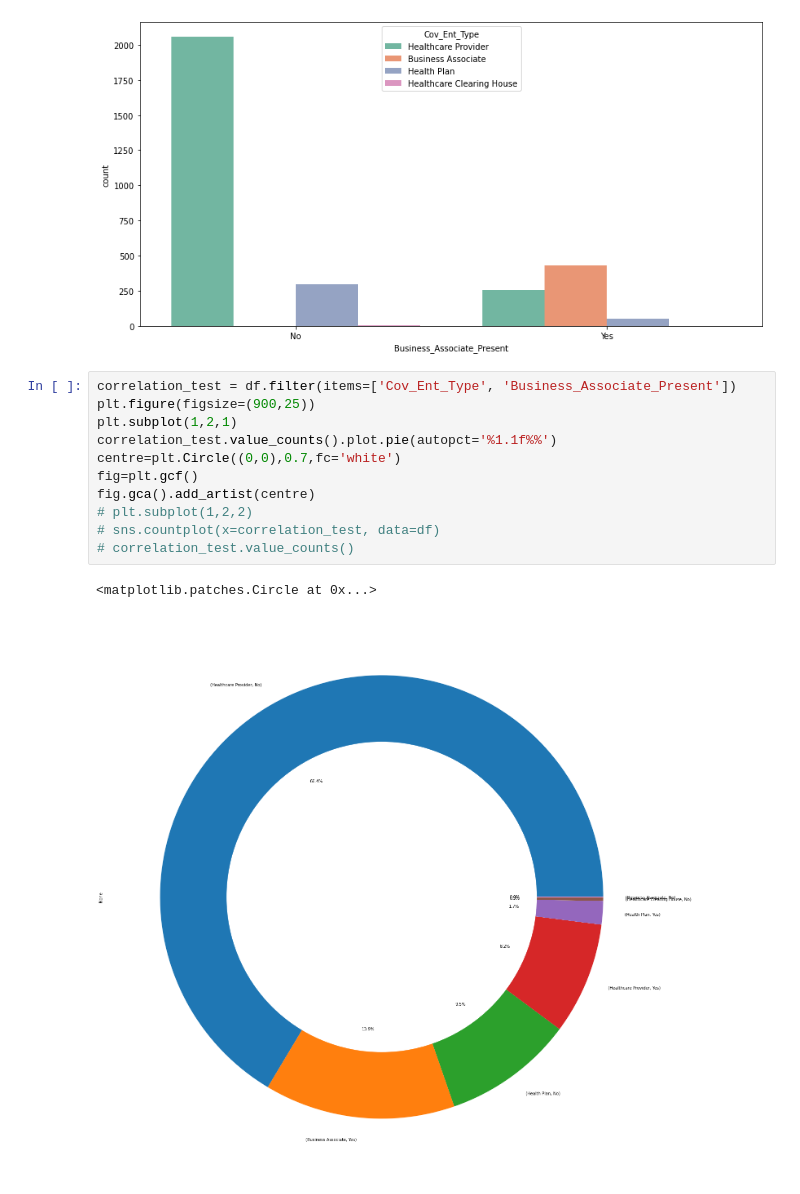
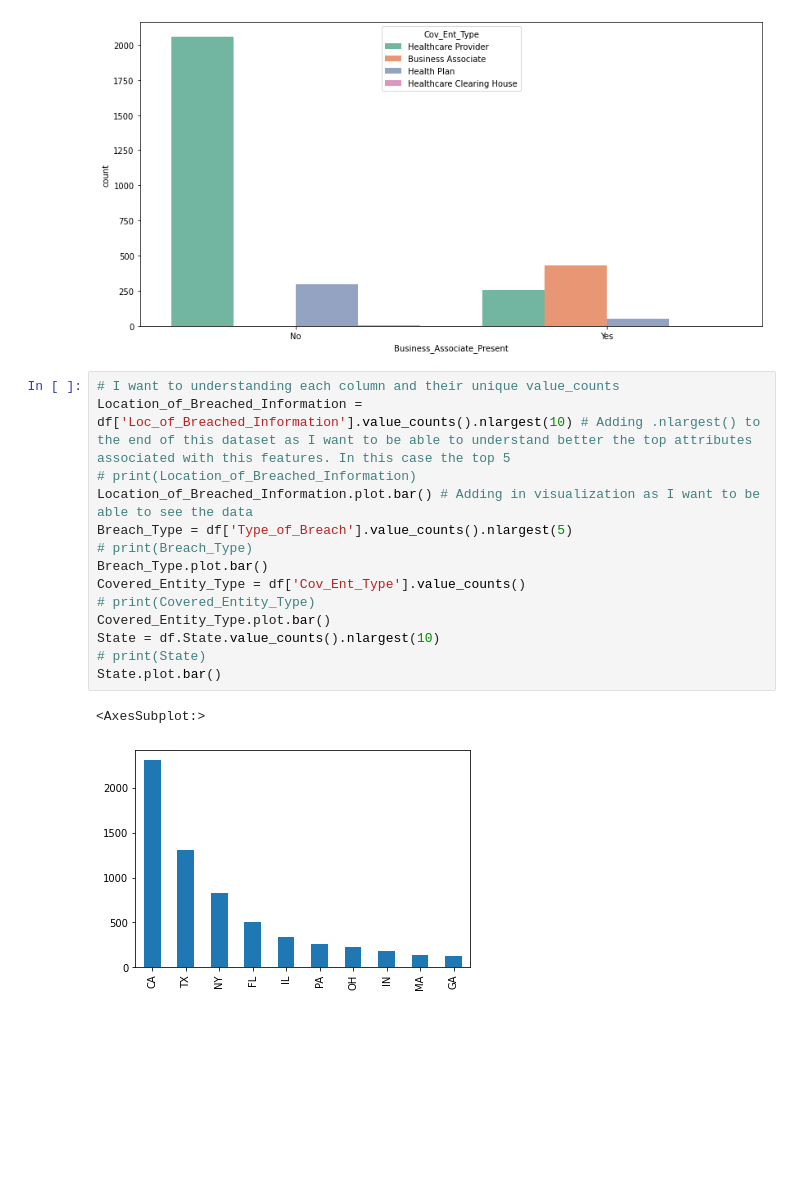
Before and after one commit to kessmith/Breach-Research, a Jupyter notebook: Data Analysis and Prep/Analysis.ipynb, the cells around one changed output. Cells and saved outputs as stored; diff of their text form; blank space fills up the shorter version.

Commit message:
Continued analysis on dataset - examining features and their specific attributes associated

```diff
--- a/Data Analysis and Prep/Analysis.ipynb
+++ b/Data Analysis and Prep/Analysis.ipynb
@@ -68,17 +81,20 @@ sns.countplot(df['Business_Associate_Present'], hue=df['Cov_Ent_Type'],palette='
 # %% [output]
 <AxesSubplot:xlabel='Business_Associate_Present', ylabel='count'>
 [figure]
-# %%
-correlation_test = df.filter(items=['Cov_Ent_Type', 'Business_Associate_Present'])
-plt.figure(figsize=(900,25))
-plt.subplot(1,2,1)
-correlation_test.value_counts().plot.pie(autopct='%1.1f%%')
-centre=plt.Circle((0,0),0.7,fc='white')
-fig=plt.gcf()
-fig.gca().add_artist(centre)
-# plt.subplot(1,2,2)
-# sns.countplot(x=correlation_test, data=df)
-# correlation_test.value_counts()
-# %% [output]
-<matplotlib.patches.Circle at 0x...>
-[figure, removed]
+# %%
+# I want to understanding each column and their unique value_counts
+Location_of_Breached_Information = df['Loc_of_Breached_Information'].value_counts().nlargest(10) # Adding .nlargest() to the end of this dataset as I want to be able to understand better the top attributes associated with this features. In this case the top 5
+# print(Location_of_Breached_Information)
+Location_of_Breached_Information.plot.bar() # Adding in visualization as I want to be able to see the data
+Breach_Type = df['Type_of_Breach'].value_counts().nlargest(5)
+# print(Breach_Type)
+Breach_Type.plot.bar()
+Covered_Entity_Type = df['Cov_Ent_Type'].value_counts()
+# print(Covered_Entity_Type)
+Covered_Entity_Type.plot.bar()
+State = df.State.value_counts().nlargest(10)
+# print(State)
+State.plot.bar()
+# %% [output]
+<AxesSubplot:>
+[figure, added]
```
Also changed, not shown: parts of 4 cells of this notebook.
